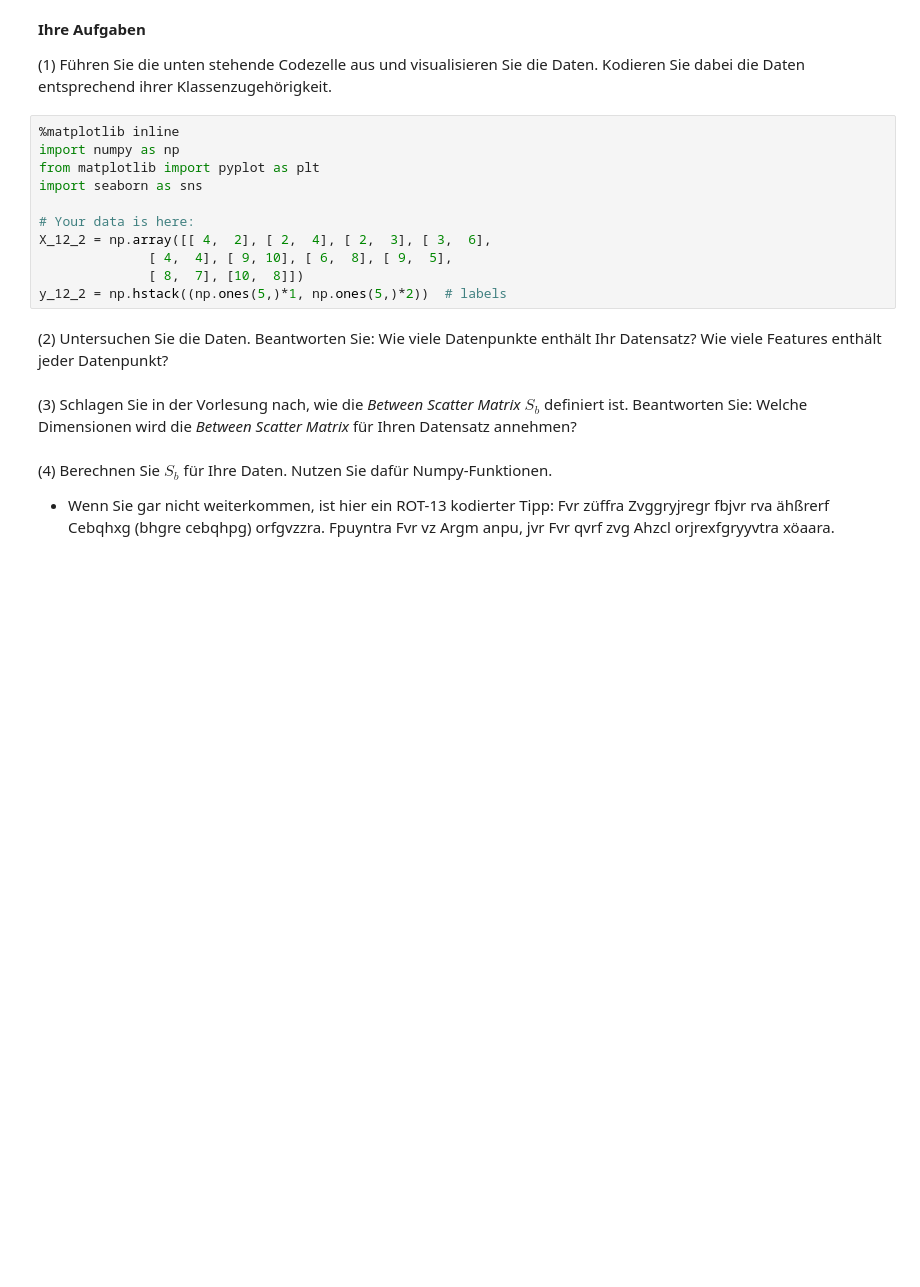
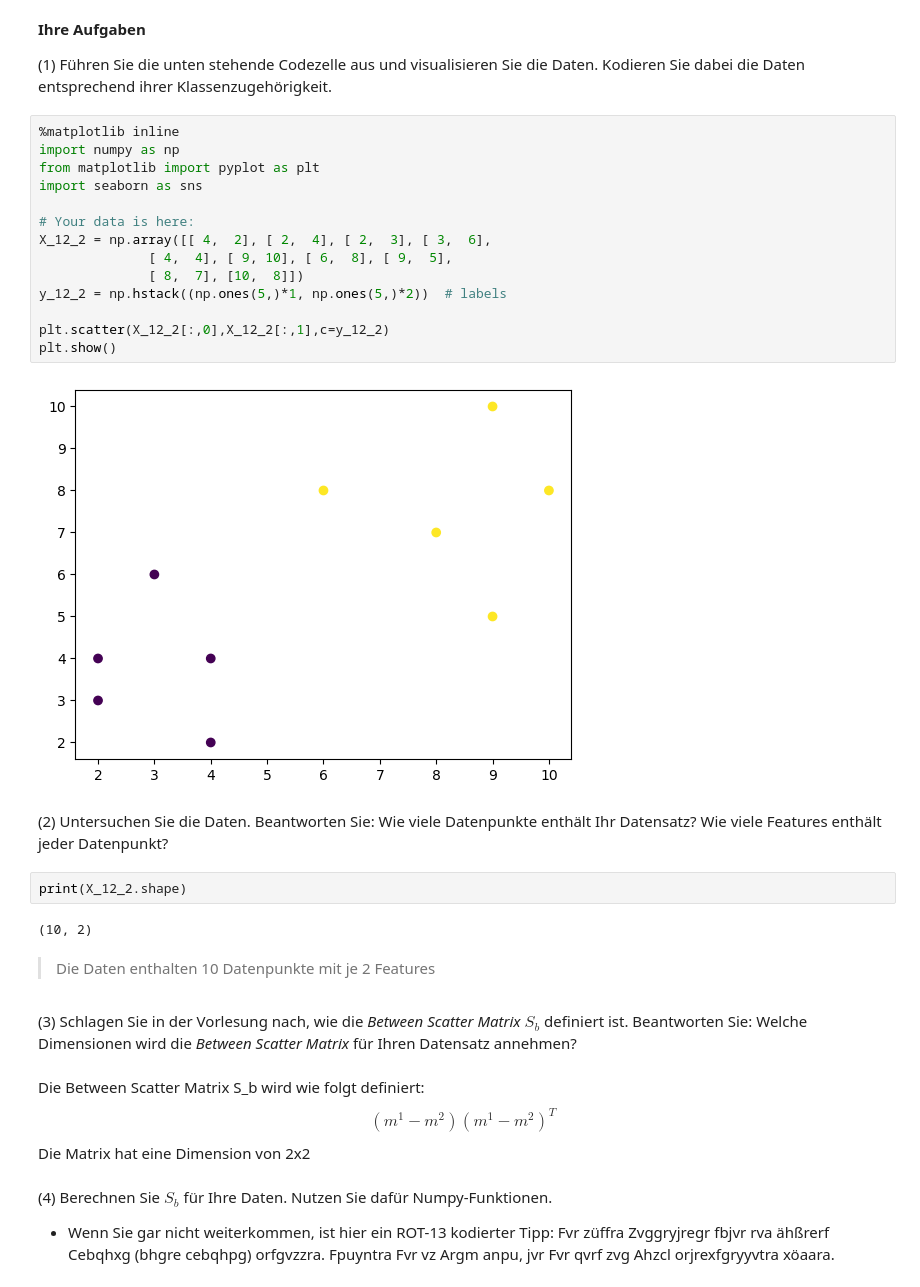
Before and after one commit to Ven109/Machine-Learning, a Jupyter notebook: Uebung_12.ipynb, the cells around one changed output. Saved outputs shown, nothing was run; the diff lists cells and outputs as text; blank space fills up the shorter version.

```diff
--- a/Uebung_12.ipynb
+++ b/Uebung_12.ipynb
@@ -112,18 +112,33 @@ In dieser Übung werden wir uns mit der *Linear Discriminant Analysis* (LDA) ver
 # %%
 %matplotlib inline
 import numpy as np
 from matplotlib import pyplot as plt
 import seaborn as sns
 
 # Your data is here:
 X_12_2 = np.array([[ 4,  2], [ 2,  4], [ 2,  3], [ 3,  6],
               [ 4,  4], [ 9, 10], [ 6,  8], [ 9,  5],
               [ 8,  7], [10,  8]])
 y_12_2 = np.hstack((np.ones(5,)*1, np.ones(5,)*2))  # labels
+
+plt.scatter(X_12_2[:,0],X_12_2[:,1],c=y_12_2)
+plt.show()
+# %% [output]
+[figure, added]
 # %% [markdown]
 (2) Untersuchen Sie die Daten. Beantworten Sie: Wie viele Datenpunkte enthält Ihr Datensatz? Wie viele Features enthält jeder Datenpunkt?
+# %%
+print(X_12_2.shape)
+# %% [output]
+(10, 2)
+# %% [markdown]
+> Die Daten enthalten 10 Datenpunkte mit je 2 Features
 # %% [markdown]
 (3) Schlagen Sie in der Vorlesung nach, wie die *Between Scatter Matrix* $S_b$ definiert ist. Beantworten Sie: Welche Dimensionen wird die *Between Scatter Matrix* für Ihren Datensatz annehmen?
+# %% [markdown]
+Die Between Scatter Matrix S_b wird wie folgt definiert:
+$$ (m^1 -m^2)(m^1-m^2)^T $$
+Die Matrix hat eine Dimension von 2x2
 # %% [markdown]
 (4) Berechnen Sie $S_b$ für Ihre Daten. Nutzen Sie dafür Numpy-Funktionen.
 
```
Also changed, not shown: parts of 3 cells of this notebook.
